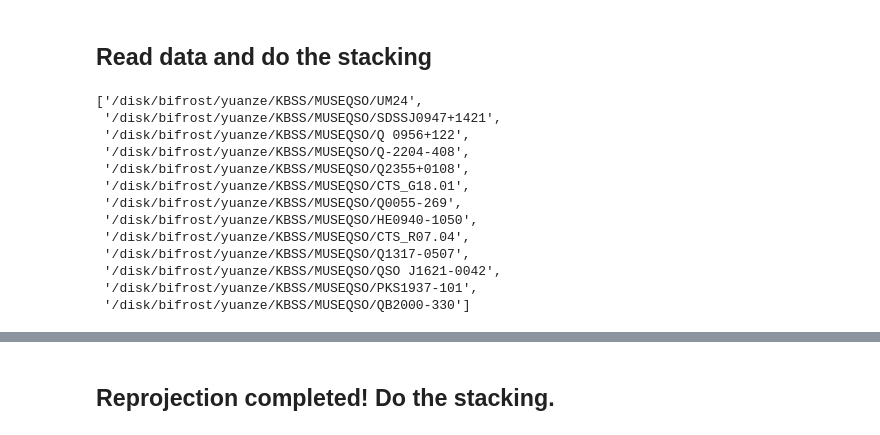
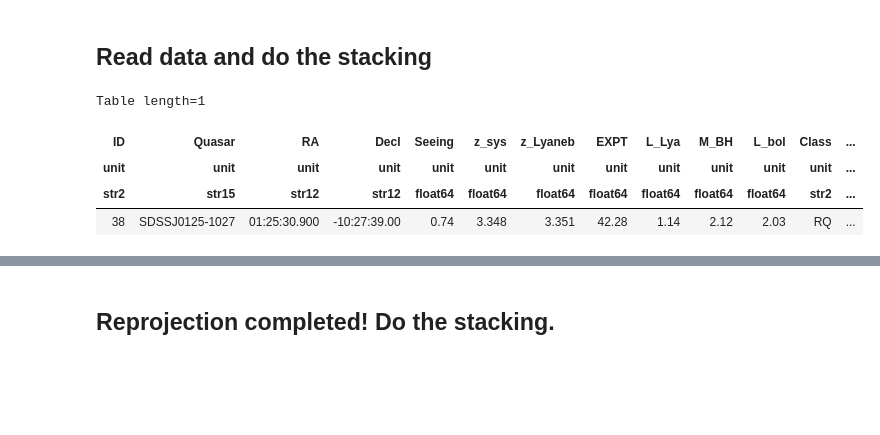
Before and after one commit to yuanzeding/KBSS_DataAnalysis, a Jupyter notebook: stack_analysis/stacking_MUSE.ipynb, the cells around one changed output, grey strips where cells are left out. Cells and saved outputs as stored; diff of their text form; code cells hidden in the pictures; blank space fills up the shorter version.

```diff
--- a/stack_analysis/stacking_MUSE.ipynb
+++ b/stack_analysis/stacking_MUSE.ipynb
@@ -784,22 +784,14 @@ sys.path.append('/disk/bifrost/yuanze/KBSS/MUSEQSO/scripts')
 import run_cubetools_MUSE as ctools
 root_directory = KBSSpath+"/MUSEQSO"
 source_table = ascii.read(root_directory+"/MUSEQSO_machine_readable_updated2_withMi2.list",format="ipac")#QSOtab=qsos[(qsos['contam']=="False")&(qsos['Field']!="Q1623")]
-filters = ["table['file_count'] < 2","table['M_i_z2']<-29.3"]
+filters = ["table['file_count'] < 2","table['M_i_z2']>-29.2","table['z_sys']<3.5","table['withabs']=='False'"]
 #QSOtab=qsos[(qsos['Field']!="Q0142")&(qsos['Field']!="Q1623")]
 all_directories,tab = ctools.find_directories_from_ascii(source_table,root_directory,filters=filters)
 # %%
-all_directories
+tab[tab["Quasar"]=="SDSSJ0125-1027"]
 # %% [output]
-['/disk/bifrost/yuanze/KBSS/MUSEQSO/UM24',
- '/disk/bifrost/yuanze/KBSS/MUSEQSO/SDSSJ0947+1421',
- '/disk/bifrost/yuanze/KBSS/MUSEQSO/Q 0956+122',
- '/disk/bifrost/yuanze/KBSS/MUSEQSO/Q-2204-408',
- '/disk/bifrost/yuanze/KBSS/MUSEQSO/Q2355+0108',
- '/disk/bifrost/yuanze/KBSS/MUSEQSO/CTS_G18.01',
- '/disk/bifrost/yuanze/KBSS/MUSEQSO/Q0055-269',
- '/disk/bifrost/yuanze/KBSS/MUSEQSO/HE0940-1050',
- '/disk/bifrost/yuanze/KBSS/MUSEQSO/CTS_R07.04',
- '/disk/bifrost/yuanze/KBSS/MUSEQSO/Q1317-0507',
- '/disk/bifrost/yuanze/KBSS/MUSEQSO/QSO J1621-0042',
- '/disk/bifrost/yuanze/KBSS/MUSEQSO/PKS1937-101',
- '/disk/bifrost/yuanze/KBSS/MUSEQSO/QB2000-330']
+Table length=1
+| ID | Quasar | RA | Decl | Seeing | z_sys | z_Lyaneb | EXPT | L_Lya | M_BH | L_bol | Class | ... |
+| unit | unit | unit | unit | unit | unit | unit | unit | unit | unit | unit | unit | ... |
+| str2 | str15 | str12 | str12 | float64 | float64 | float64 | float64 | float64 | float64 | float64 | str2 | ... |
+| 38 | SDSSJ0125-1027 | 01:25:30.900 | -10:27:39.00 | 0.74 | 3.348 | 3.351 | 42.28 | 1.14 | 2.12 | 2.03 | RQ | ... |
```
Also changed, not shown: parts of 10 cells of this notebook, 8 other files.
